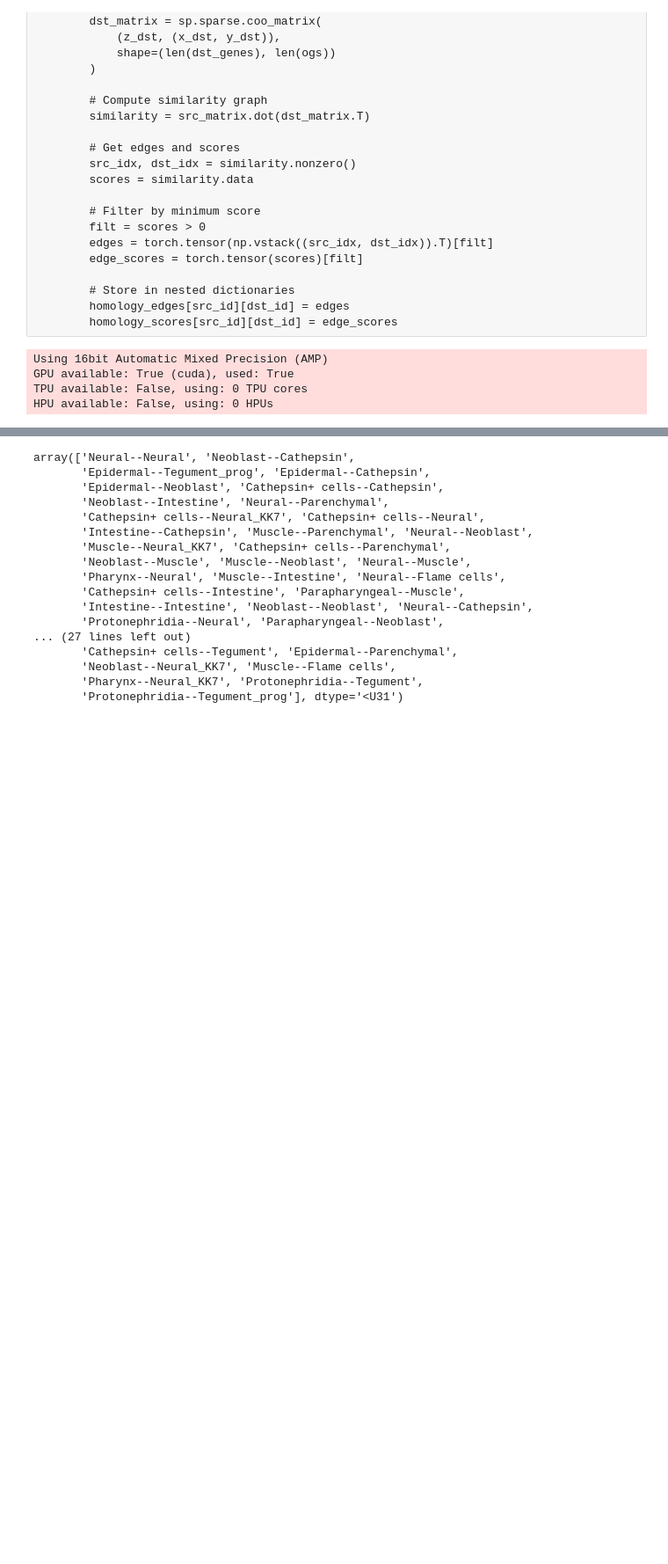
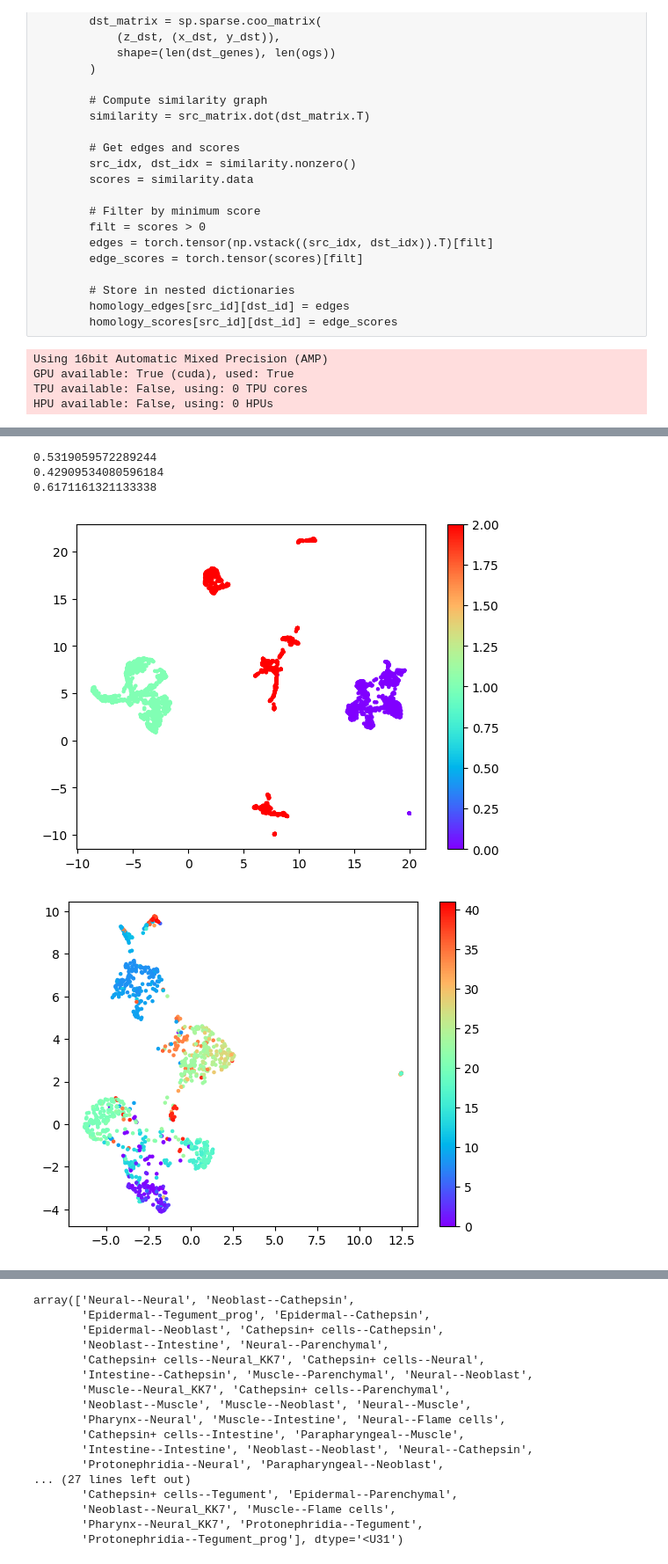
Before and after one commit to atarashansky/cross-species-vae, a Jupyter notebook: vae.ipynb, the cells around one changed output, grey strips where cells are left out. Shown: that part at 88% size. Saved outputs shown, nothing was run; the diff lists cells and outputs as text; code cells hidden in the pictures; blank space fills up the shorter version.

```diff
--- a/vae.ipynb
+++ b/vae.ipynb
@@ -375,0 +387,25 @@ Best model path: /opt/jupyter-envs/generate-cross-species/atar-vscode/work/cross
+# %%
+
+output, s = model.get_latent_embeddings(species_data)
+s=s.cpu().numpy()
+
+plt.figure();
+dt_full = umap.UMAP(n_components=2).fit_transform(output.cpu().numpy())
+plt.scatter(dt_full[:,0],dt_full[:,1], c = s,s=5, cmap='rainbow'); plt.colorbar()
+
+for i, adata, key in zip([0, 1, 2], [adata1, adata2, adata3], ['cluster', 'cluster_t', 'Cluster']):
+    dt = umap.UMAP(n_components=2).fit_transform(output[s==i])
+
+    adata.obsm['emb'] = dt
+    sc.pp.neighbors(adata, use_rep='emb')
+    sc.tl.leiden(adata, flavor="igraph", n_iterations=2, resolution=2)
+    print(adjusted_mutual_info_score(adata.obs[key], adata.obs['leiden']))
+
+    plt.figure();
+    plt.scatter(dt[:,0],dt[:,1], c = adata.obs[key].cat.codes,s=5, cmap='rainbow'); plt.colorbar()
+# %% [output]
+0.5319059572289244
+0.42909534080596184
+0.6171161321133338
+[figure, added]
+[figure, added]
```
Also changed, not shown: parts of 16 cells of this notebook, 2 other files.
